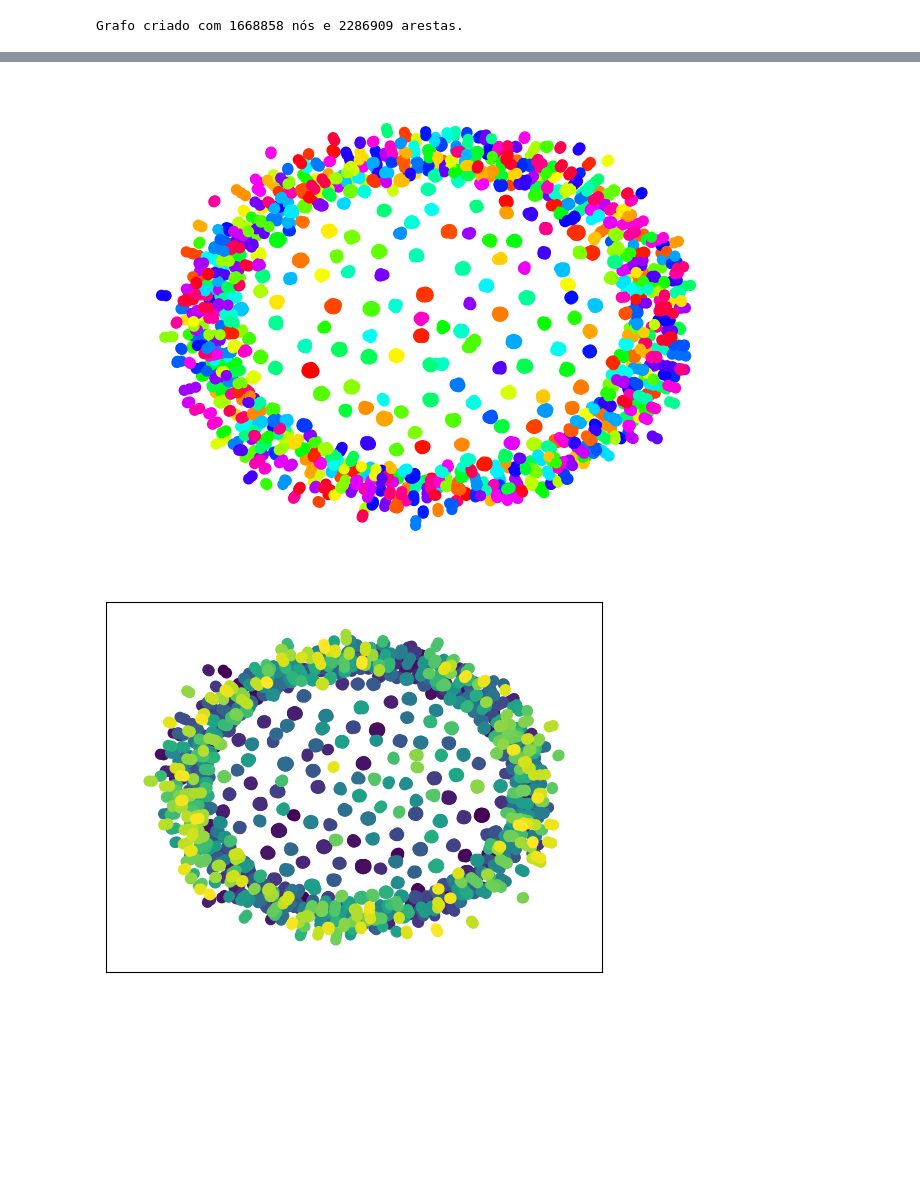
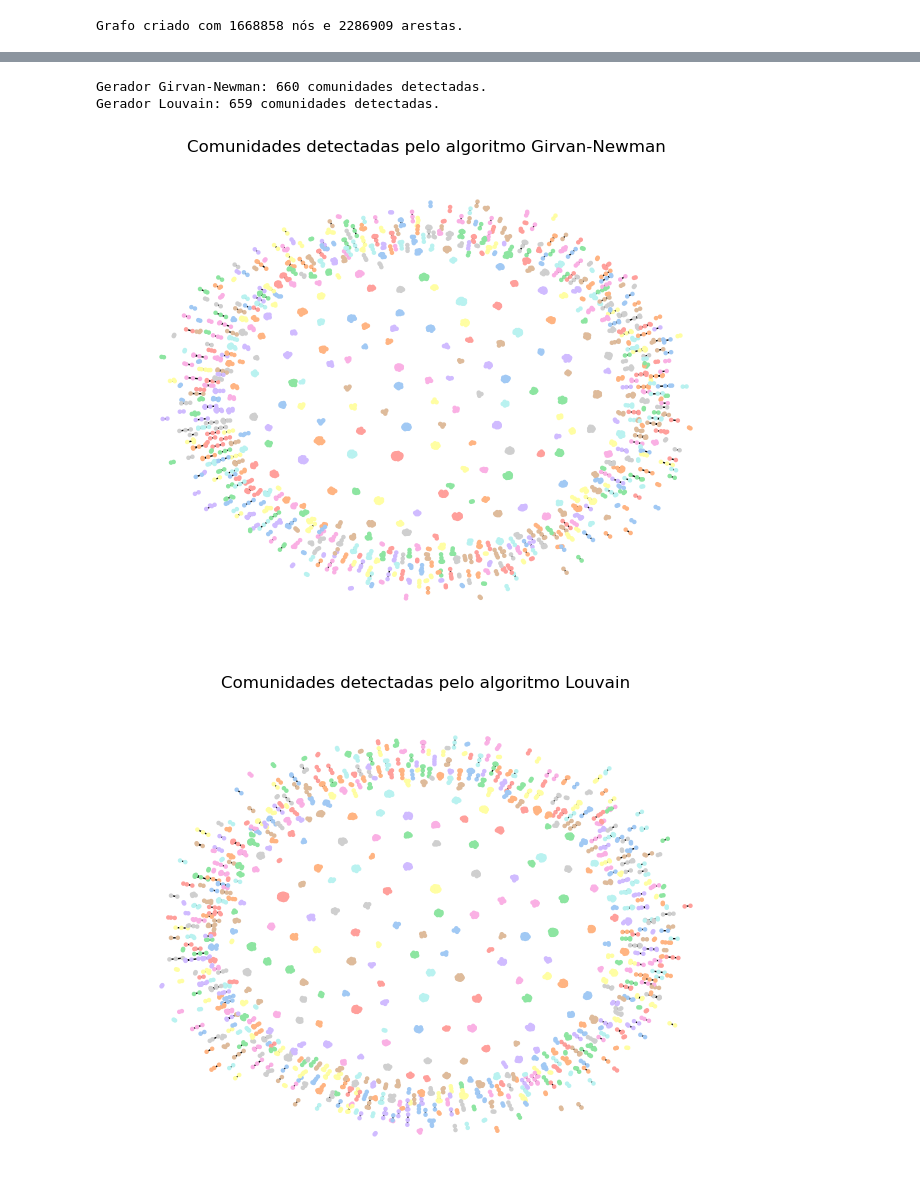
Before and after one commit to rafaelghiorzi/Projeto-1-Grafos, a Jupyter notebook: main.ipynb, the cells around one changed output, grey strips where cells are left out. Cells and saved outputs as stored; diff of their text form; code cells hidden in the pictures; blank space fills up the shorter version.

Commit message:
feat: algoritmos louvain e girvan newman

```diff
--- a/main.ipynb
+++ b/main.ipynb
@@ -59,33 +65,37 @@ KeyboardInterrupt:
+# %%
+def louvain(G):
+    """ Detecção de comunidades usando o algoritmo Louvain."""
+    partition = nx.algorithms.community.louvain_communities(G)
+    # Mapeamento de nós para comunidades
+    comunidades = [list(comunidade) for comunidade in partition]
+    print(f"Gerador Louvain: {len(comunidades)} comunidades detectadas.")
+
+    return comunidades
 # %%
-# Cores infinitas para o grafo ficar bonito
-color_palette = sns.color_palette("hsv", len(grupos))
-color_map = {i: color_palette[i] for i in range(len(grupos))}
+comunidades_girvan_newman = girvan_newman(G_sample)
+comunidades_louvain = louvain(G_sample)
 
-cores = []
-for vertice in G:
-    for idx, grupo in enumerate(grupos):
+# Cores para plotar os gráficos
+paleta = sns.color_palette('pastel', max(len(comunidades_girvan_newman), len(comunidades_louvain)))
+mapa_cores = {i: paleta[i] for i in range(len(paleta))}
+
+cores_girvan_newman = []
+for vertice in G_sample:
+    for idx, grupo in enumerate(comunidades_girvan_newman):
         if vertice in grupo:
-            cores.append(color_map[idx])
+            cores_girvan_newman.append(mapa_cores[idx])
             break
     else:
-        cores.append("gray")
+        cores_girvan_newman.append("gray")
+
+cores_louvain = []
+for vertice in G_sample:
+    for idx, grupo in enumerate(comunidades_louvain):
+        if vertice in grupo:
+            cores_louvain.append(mapa_cores[idx])
+            break
+    else:
+        cores_louvain.append("gray")
+# %% [output]
+Gerador Girvan-Newman: 660 comunidades detectadas.
+Gerador Louvain: 659 comunidades detectadas.
-# %%
-nx.draw(G, node_color=cores, node_size=50)
-plt.show()
-# %% [output]
-[figure, removed]
-# %%
-# return partition as a list of sets
-partition = nx.algorithms.community.louvain_communities(G)
-
-# Map each node to its community index
-node_to_community = {}
-for community_index, community in enumerate(partition):
-    for node in community:
-        node_to_community[node] = community_index
-
-# visualization
-pos = nx.spring_layout(G)
-cmap = plt.colormaps.get_cmap('viridis')
-# %% [output]
-[figure, removed]
@@ -98,0 +102,11 @@ plt.show()
+# %%
+nx.draw(G_sample, node_color=cores_girvan_newman, node_size=5)
+plt.title("Comunidades detectadas pelo algoritmo Girvan-Newman")
+plt.show()
+
+nx.draw(G_sample, node_color=cores_louvain, node_size=5)
+plt.title("Comunidades detectadas pelo algoritmo Louvain")
+plt.show()
+# %% [output]
+[figure, added]
+[figure, added]
```
Also changed, not shown: parts of 5 cells of this notebook.
